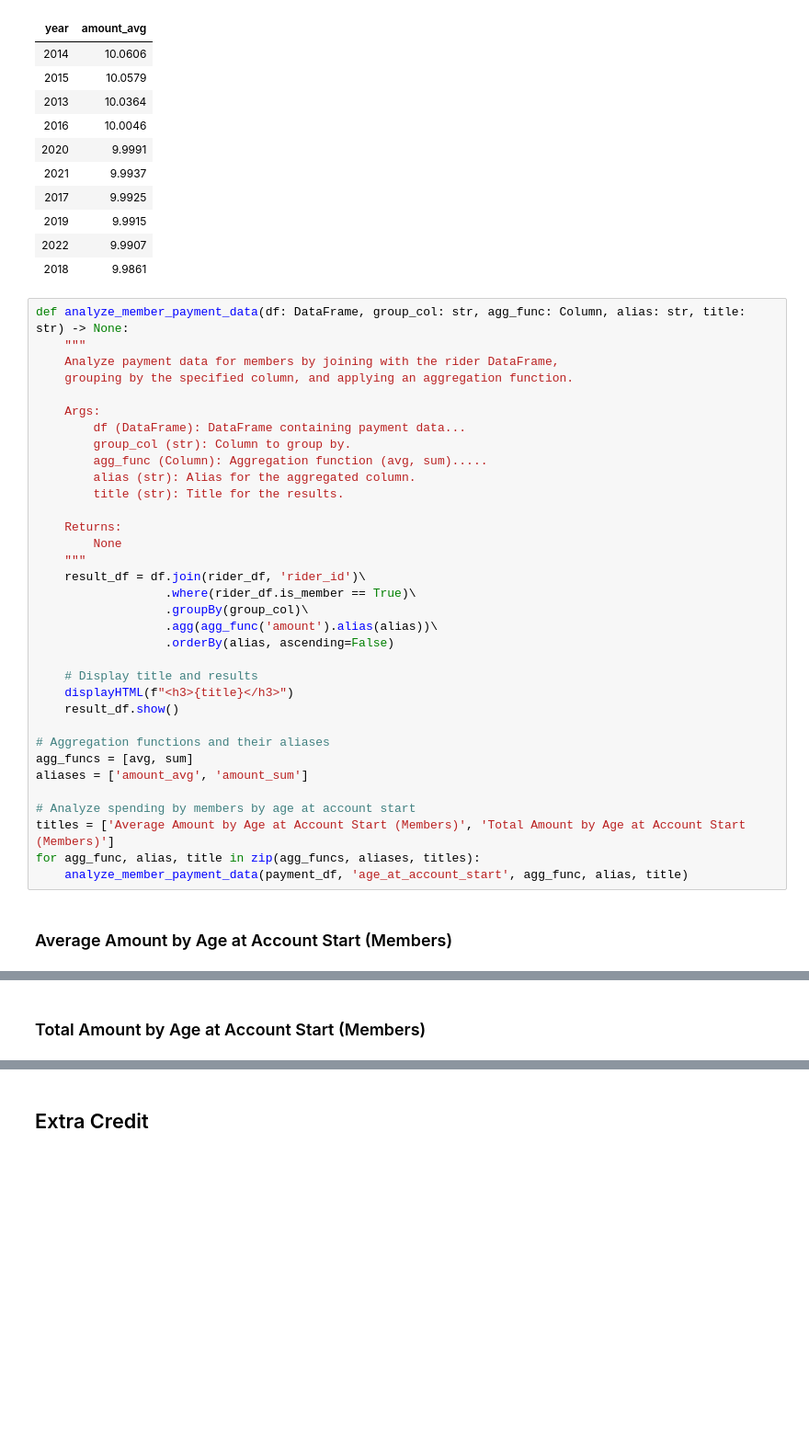
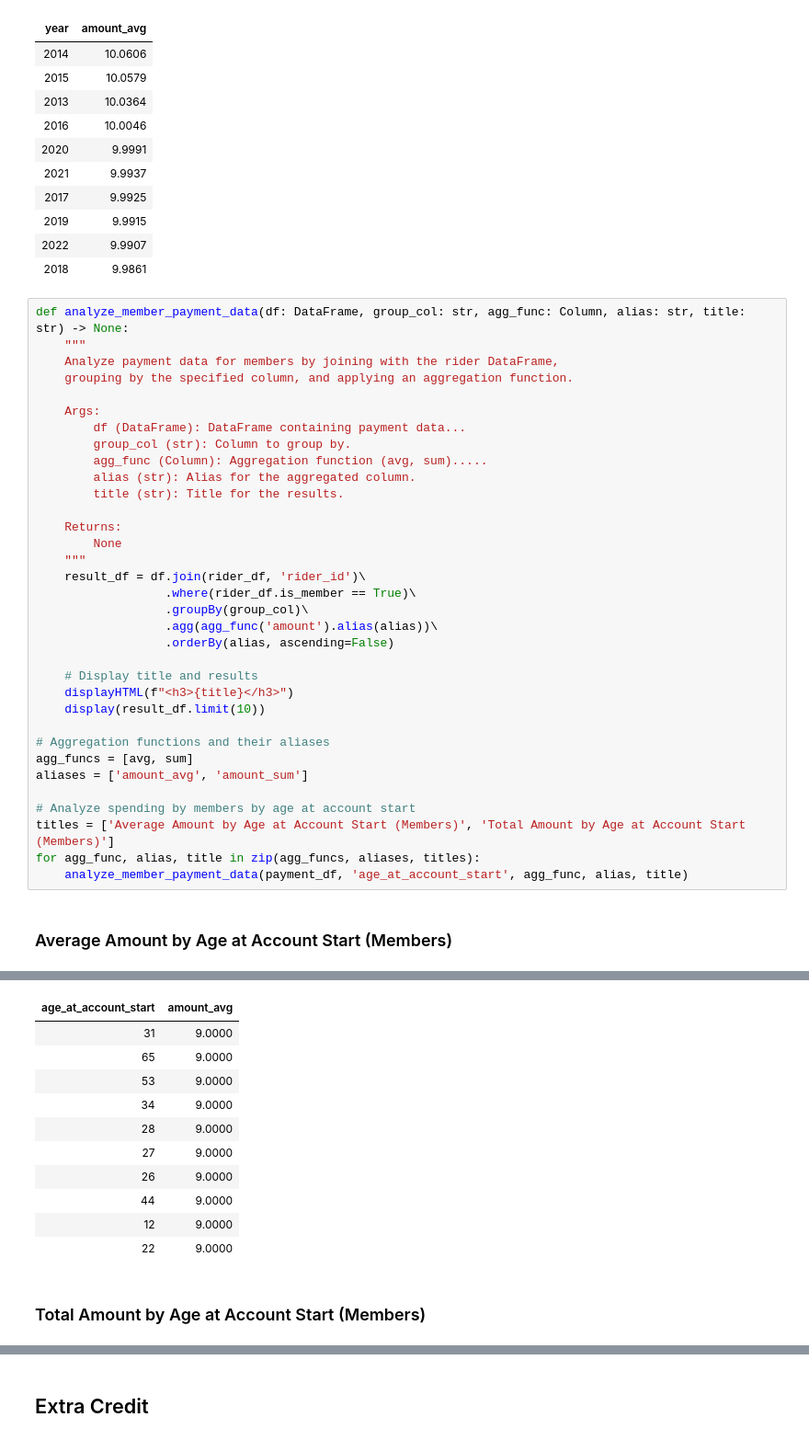
Before and after one commit to IsmaelDawuda/building_an_azure_data_lake_for_bikeshare_data_analytics, a Jupyter notebook: adls_bikeshare_project_IsmaelDawuda.ipynb, the cells around one changed output, grey strips where cells are left out. Shown: that part at 92% size. Saved outputs shown, nothing was run; the diff lists cells and outputs as text; blank space fills up the shorter version.

```diff
--- a/adls_bikeshare_project_IsmaelDawuda.ipynb
+++ b/adls_bikeshare_project_IsmaelDawuda.ipynb
@@ -708,7 +708,7 @@ def analyze_member_payment_data(df: DataFrame, group_col: str, agg_func: Column,
 
     # Display title and results
     displayHTML(f"<h3>{title}</h3>")
-    result_df.show()
+    display(result_df.limit(10))
 
 # Aggregation functions and their aliases
 agg_funcs = [avg, sum]
@@ -724 +723,12 @@ Average Amount by Age at Account Start (Members)
+| age_at_account_start | amount_avg |
+| 31 | 9.0000 |
+| 65 | 9.0000 |
+| 53 | 9.0000 |
+| 34 | 9.0000 |
+| 28 | 9.0000 |
+| 27 | 9.0000 |
+| 26 | 9.0000 |
+| 44 | 9.0000 |
+| 12 | 9.0000 |
+| 22 | 9.0000 |
 Total Amount by Age at Account Start (Members)
```
Also changed, not shown: parts of 4 cells of this notebook.
